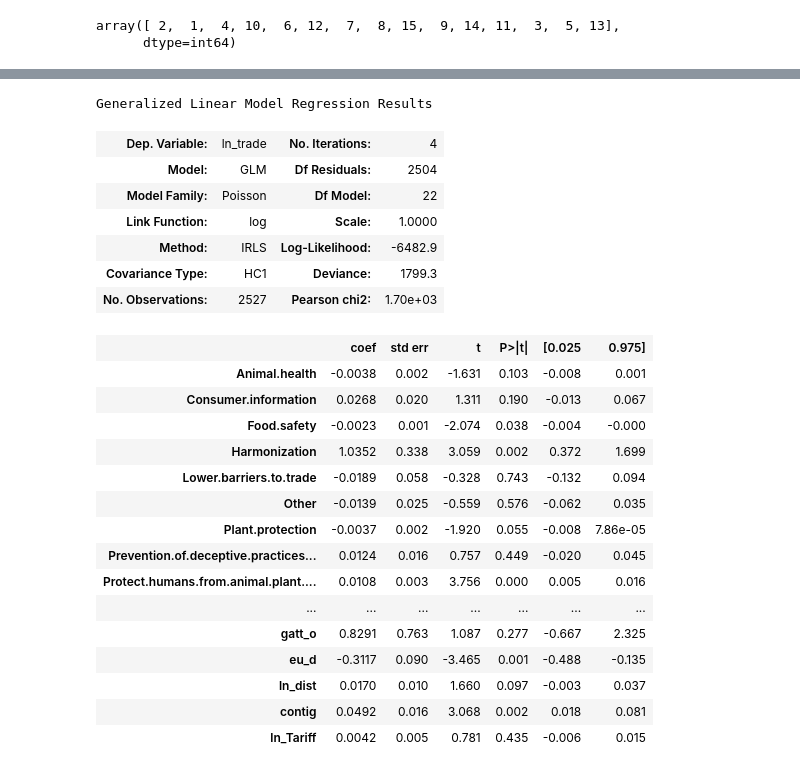
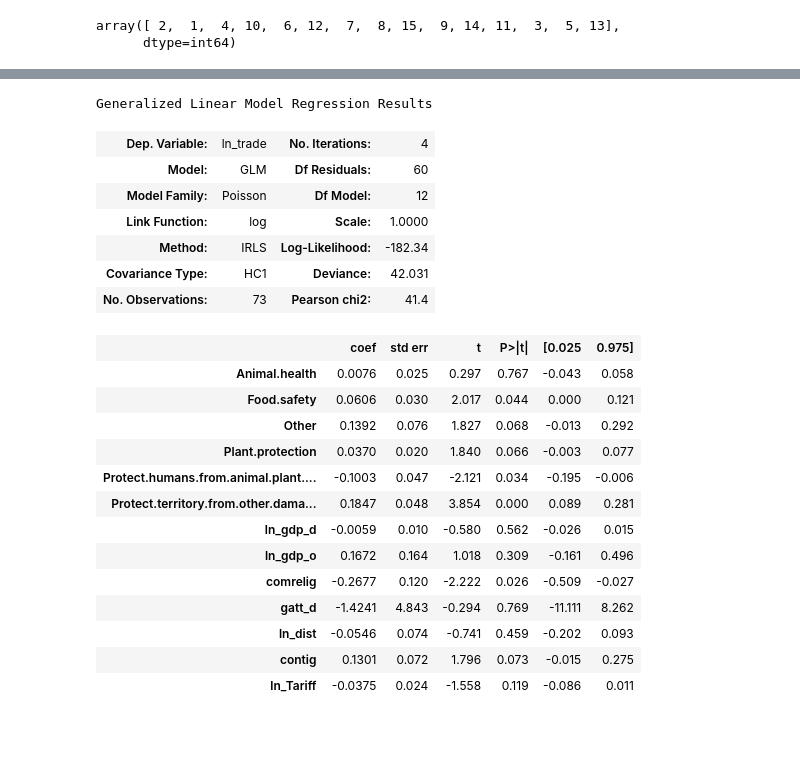
Before and after one commit to thcoelho/ITP_Notificacoes_Exportacao, a Jupyter notebook: Modelo/Regressão.ipynb, the cells around one changed output, grey strips where cells are left out. Saved outputs shown, nothing was run; the diff lists cells and outputs as text; code cells hidden in the pictures; blank space fills up the shorter version.

```diff
--- a/Modelo/Regressão.ipynb
+++ b/Modelo/Regressão.ipynb
@@ -37,5 +54,3 @@ df
 | 8571 | 2015 | ZAF | 80820 | 0 | 0 | 0 | 0 | ... |
 | 8572 | 2015 | ZAF | 81090 | 0 | 3 | 0 | 0 | ... |
 8573 rows × 36 columns
-# %%
-df["Origin"].fillna('BRA', inplace=True)
@@ -48,3 +78,7 @@ df["Commodity.Code"].unique()
 # %% [output]
 array([ 2,  1,  4, 10,  6, 12,  7,  8, 15,  9, 14, 11,  3,  5, 13],
       dtype=int64)
+# %%
+df = df.ffill()
+# %%
+df = df[df["Country.Code"] != "BRA"]
@@ -94,6 +130,7 @@ Modelo1 = gme.EstimationModel(estimation_data=gme_data,
                             "ln_dist",
                             'contig',
                             'ln_Tariff'],
+                            sector_by_sector=True
                             )
 # %%
 Resultado1 = Modelo1.estimate()
@@ -123,27 +165,25 @@ dtype: object
 # %%
-Resultado1["all"].summary()
+Resultado1["1"].summary()
 # %% [output]
 Generalized Linear Model Regression Results
 | Dep. Variable: | ln_trade | No. Iterations: | 4 |
-| Model: | GLM | Df Residuals: | 2504 |
-| Model Family: | Poisson | Df Model: | 22 |
+| Model: | GLM | Df Residuals: | 60 |
+| Model Family: | Poisson | Df Model: | 12 |
 | Link Function: | log | Scale: | 1.0000 |
-| Method: | IRLS | Log-Likelihood: | -6482.9 |
-| Covariance Type: | HC1 | Deviance: | 1799.3 |
-| No. Observations: | 2527 | Pearson chi2: | 1.70e+03 |
+| Method: | IRLS | Log-Likelihood: | -182.34 |
+| Covariance Type: | HC1 | Deviance: | 42.031 |
+| No. Observations: | 73 | Pearson chi2: | 41.4 |
 |  | coef | std err | t | P>|t| | [0.025 | 0.975] |
-| Animal.health | -0.0038 | 0.002 | -1.631 | 0.103 | -0.008 | 0.001 |
-| Consumer.information | 0.0268 | 0.020 | 1.311 | 0.190 | -0.013 | 0.067 |
-| Food.safety | -0.0023 | 0.001 | -2.074 | 0.038 | -0.004 | -0.000 |
-| Harmonization | 1.0352 | 0.338 | 3.059 | 0.002 | 0.372 | 1.699 |
-| Lower.barriers.to.trade | -0.0189 | 0.058 | -0.328 | 0.743 | -0.132 | 0.094 |
-| Other | -0.0139 | 0.025 | -0.559 | 0.576 | -0.062 | 0.035 |
-| Plant.protection | -0.0037 | 0.002 | -1.920 | 0.055 | -0.008 | 7.86e-05 |
-| Prevention.of.deceptive.practices... | 0.0124 | 0.016 | 0.757 | 0.449 | -0.020 | 0.045 |
-| Protect.humans.from.animal.plant.... | 0.0108 | 0.003 | 3.756 | 0.000 | 0.005 | 0.016 |
-| ... | ... | ... | ... | ... | ... | ... |
-| gatt_o | 0.8291 | 0.763 | 1.087 | 0.277 | -0.667 | 2.325 |
-| eu_d | -0.3117 | 0.090 | -3.465 | 0.001 | -0.488 | -0.135 |
-| ln_dist | 0.0170 | 0.010 | 1.660 | 0.097 | -0.003 | 0.037 |
-| contig | 0.0492 | 0.016 | 3.068 | 0.002 | 0.018 | 0.081 |
-| ln_Tariff | 0.0042 | 0.005 | 0.781 | 0.435 | -0.006 | 0.015 |
+| Animal.health | 0.0076 | 0.025 | 0.297 | 0.767 | -0.043 | 0.058 |
+| Food.safety | 0.0606 | 0.030 | 2.017 | 0.044 | 0.000 | 0.121 |
+| Other | 0.1392 | 0.076 | 1.827 | 0.068 | -0.013 | 0.292 |
+| Plant.protection | 0.0370 | 0.020 | 1.840 | 0.066 | -0.003 | 0.077 |
+| Protect.humans.from.animal.plant.... | -0.1003 | 0.047 | -2.121 | 0.034 | -0.195 | -0.006 |
+| Protect.territory.from.other.dama... | 0.1847 | 0.048 | 3.854 | 0.000 | 0.089 | 0.281 |
+| ln_gdp_d | -0.0059 | 0.010 | -0.580 | 0.562 | -0.026 | 0.015 |
+| ln_gdp_o | 0.1672 | 0.164 | 1.018 | 0.309 | -0.161 | 0.496 |
+| comrelig | -0.2677 | 0.120 | -2.222 | 0.026 | -0.509 | -0.027 |
+| gatt_d | -1.4241 | 4.843 | -0.294 | 0.769 | -11.111 | 8.262 |
+| ln_dist | -0.0546 | 0.074 | -0.741 | 0.459 | -0.202 | 0.093 |
+| contig | 0.1301 | 0.072 | 1.796 | 0.073 | -0.015 | 0.275 |
+| ln_Tariff | -0.0375 | 0.024 | -1.558 | 0.119 | -0.086 | 0.011 |
```
Also changed, not shown: parts of 9 cells of this notebook, 24 other files.
